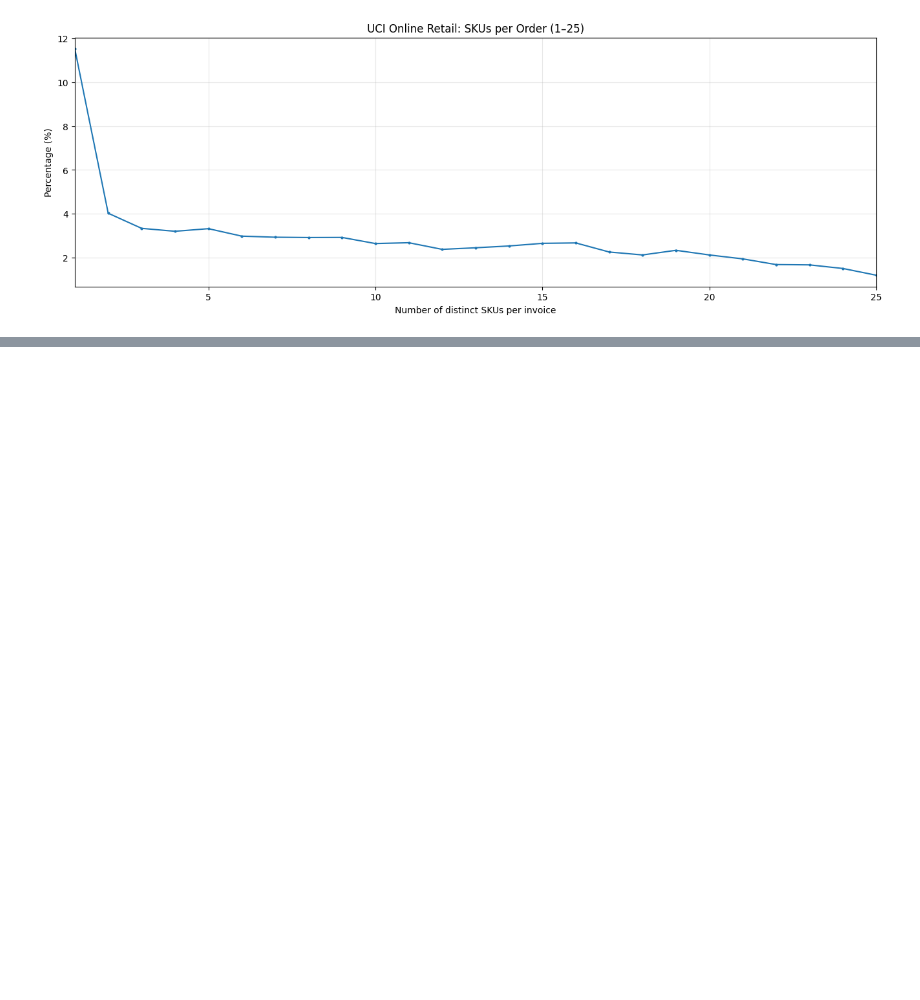
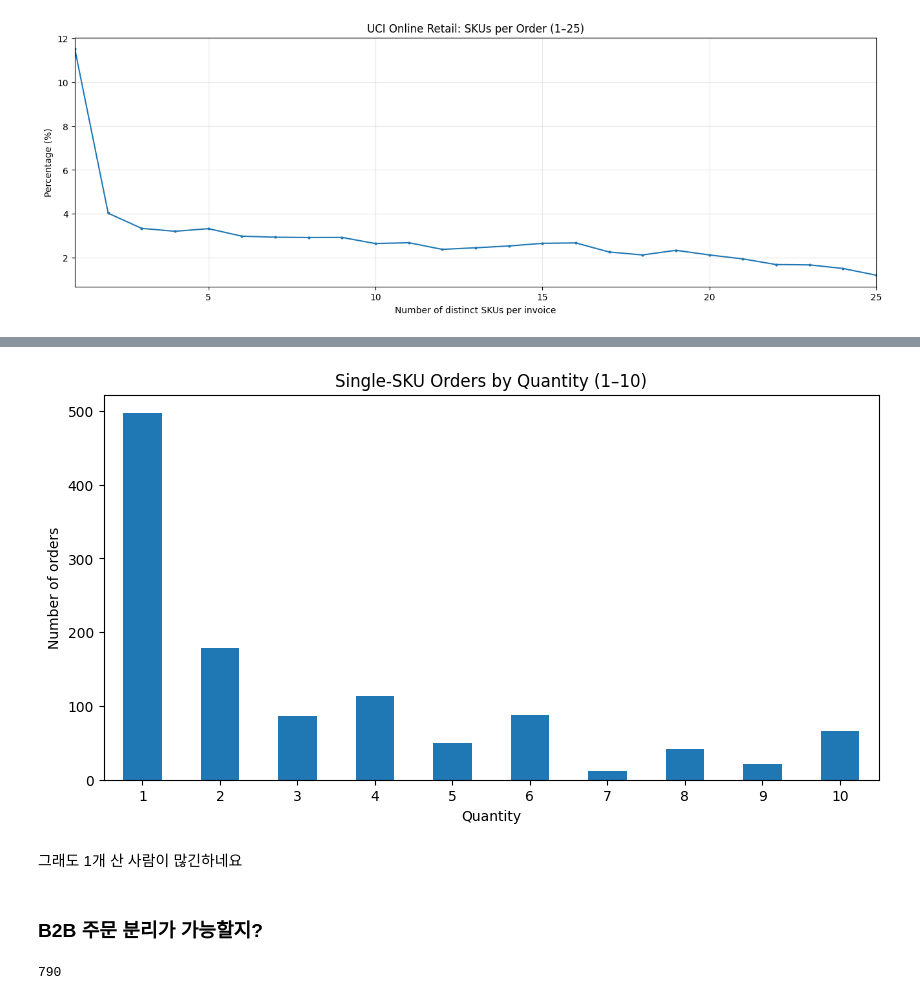
Before and after one commit to ALICEjyKIM/5PL, a Jupyter notebook: notebooks/01_distribution_design_uci.ipynb, the cells around one changed output, grey strips where cells are left out. Saved outputs shown, nothing was run; the diff lists cells and outputs as text; code cells hidden in the pictures; blank space fills up the shorter version.

Commit message:
단일 SKU 구매량과 wholesale-like 고객 주문 분포 분석

```diff
--- a/notebooks/01_distribution_design_uci.ipynb
+++ b/notebooks/01_distribution_design_uci.ipynb
@@ -195,0 +357,19 @@ plt.show()
+# %%
+qty = single_order_summary["total_quantity"]
+
+# 1~10개만 추출
+qty_10 = qty[(qty >= 1) & (qty <= 10)]
+
+count_1_10 = (
+    qty_10
+    .value_counts()
+    .sort_index()
+)
+
+result_1_10 = pd.DataFrame({
+    "count": count_1_10,
+    "percentage_within_1_10": count_1_10 / len(qty_10) * 100,
+    "percentage_of_all": count_1_10 / len(qty) * 100
+})
+
+display(result_1_10.round(2))
@@ -195,0 +389,14 @@ plt.show()
+# %%
+result_1_10["count"].plot(kind="bar", figsize=(10, 5))
+
+plt.xlabel("Quantity")
+plt.ylabel("Number of orders")
+plt.title("Single-SKU Orders by Quantity (1–10)")
+plt.xticks(rotation=0)
+plt.show()
+# %% [output]
+[figure, added]
+# %% [markdown]
+그래도 1개 산 사람이 많긴하네요
+# %% [markdown]
+### B2B 주문 분리가 가능할지?
@@ -195,0 +428,10 @@ plt.show()
+# %%
+# 반복 주문도 많고 구매량도 큰 고객을 임시로:
+wholesale_like = customer_summary[
+    (customer_summary["n_orders"] >= customer_summary["n_orders"].quantile(0.75)) &
+    (customer_summary["total_quantity"] >= customer_summary["total_quantity"].quantile(0.75))
+]
+
+print(len(wholesale_like))
+# %% [output]
+790
```
Also changed, not shown: parts of 19 cells of this notebook.
